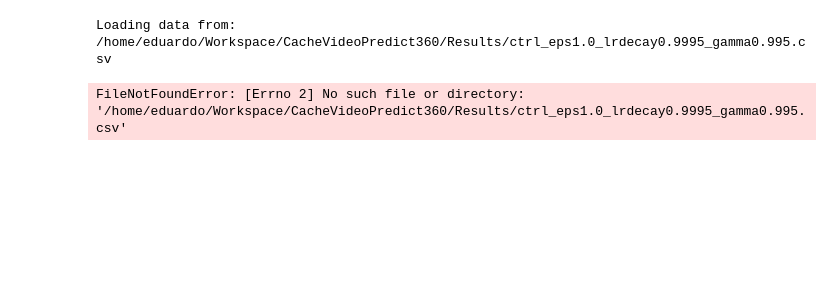
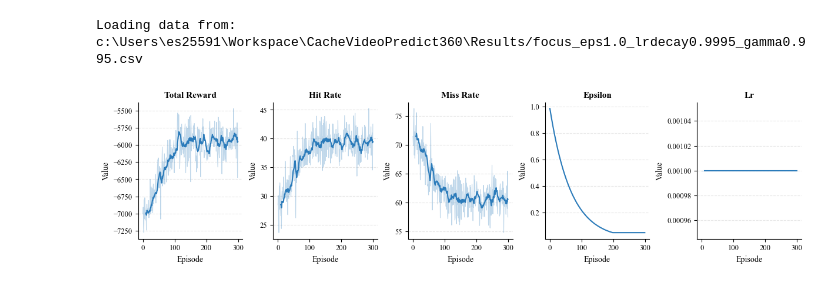
Before and after one commit to es25591/CacheVideoPredict360, a Jupyter notebook: Sources/EnvFocus.ipynb, the cells around one changed output. Cells and saved outputs as stored; diff of their text form; code cells hidden in the pictures; blank space fills up the shorter version.

```diff
--- a/Sources/EnvFocus.ipynb
+++ b/Sources/EnvFocus.ipynb
@@ -274,9 +274,14 @@ PRIMARY_COLOR = "#2b7bba"
 # ----------------------------------------------------------------
 # 2. Data Loading & Smoothing
 # ----------------------------------------------------------------
-cfg.filename = f"ctrl_eps{cfg.epsilon_start}_lrdecay{cfg.learning_rate_decay}_gamma{cfg.gamma}.csv"
+# cfg.filename = \
+#     f"focus_eps{cfg.epsilon_start}_" \
+#     f"lrdecay{cfg.learning_rate_decay}_" \
+#     f"gamma{cfg.gamma}.csv"
+csv_b = cfg.path_results + "/" + "focus_eps1.0_lrdecay0.9995_gamma0.995.csv"
+
 path = cfg.path_results + "/" + cfg.filename
-
+path = csv_b
 print(f"Loading data from: {path}")
 
 df = pd.read_csv(path)
@@ -305,33 +310,33 @@ for ax, col in zip(axes, metrics):
         ax.plot(df["episode"], smoothed, color=PRIMARY_COLOR, linewidth=1.5, label='Trend')
     else:
         # Just a solid line for Epsilon
         ax.plot(df["episode"], df[col], color=PRIMARY_COLOR, linewidth=1.5)
 
     # Stylistic cleanup
     ax.set_title(col.replace("_", " ").title(), fontweight="bold")
     ax.set_xlabel("Episode")
 
     # Remove redundant Y-labels to save space, or keep for clarity
     ax.set_ylabel("Value")
 
     series = df[col].dropna()
     if not series.empty:
         ymin = series.min()
         ymax = series.max()
         pad = (ymax - ymin) * 0.05 if ymax != ymin else 1.0
-        ax.set_ylim(bottom=0)
+        # ax.set_ylim(bottom=0)
 
     ax.grid(axis='y', linestyle='--', alpha=0.3)
 
     # Tufte-style: remove top/right spines
     ax.spines['right'].set_visible(False)
     ax.spines['top'].set_visible(False)
 
 # Optional: Add a single legend to the first plot if needed
 # axes[0].legend(frameon=False)
 
 plt.show()
 fig.savefig("drl_caching_metrics.png", dpi=300)
 # %% [output]
-Loading data from: /home/eduardo/Workspace/CacheVideoPredict360/Results/ctrl_eps1.0_lrdecay0.9995_gamma0.995.csv
+Loading data from: c:\Users\es25591\Workspace\CacheVideoPredict360\Results/focus_eps1.0_lrdecay0.9995_gamma0.995.csv
-FileNotFoundError: [Errno 2] No such file or directory: '/home/eduardo/Workspace/CacheVideoPredict360/Results/ctrl_eps1.0_lrdecay0.9995_gamma0.995.csv'
+[figure, added]
```
Also changed, not shown: parts of 3 cells of this notebook, 12 other files.
